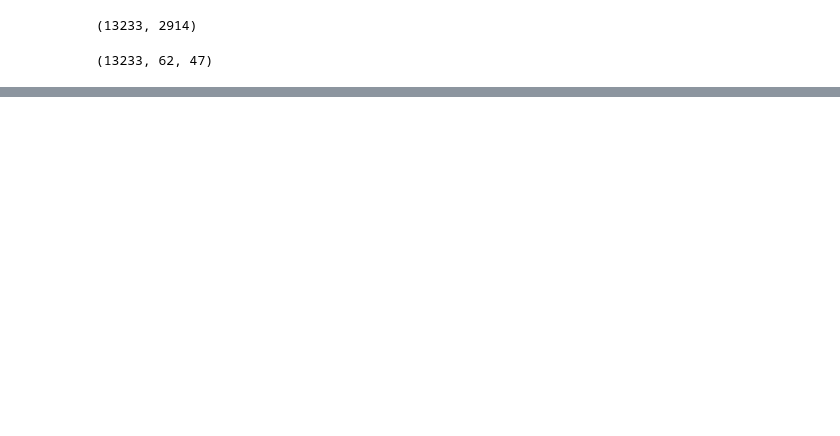
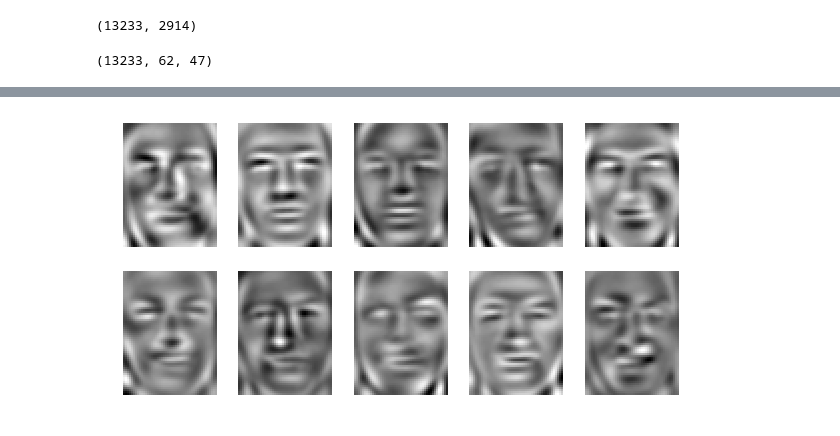
Before and after one commit to shuteng/scikit-learn, a Jupyter notebook: PCA Labeled Faces in the Wild (LFW) .ipynb, the cells around one changed output, grey strips where cells are left out. Cells and saved outputs as stored; diff of their text form; code cells hidden in the pictures; blank space fills up the shorter version.

```diff
--- a/PCA Labeled Faces in the Wild (LFW) .ipynb
+++ b/PCA Labeled Faces in the Wild (LFW) .ipynb
@@ -33,0 +58,9 @@ PCA?
+# %%
+plt.figure(figsize=[10,5])
+for i in range(10):
+    plt.subplot(2,5,i+1)
+    plt.imshow(V[i+50].reshape(62,47), cmap='gray')
+    plt.axis('off')
+plt.show()
+# %% [output]
+[figure, added]
```
Also changed, not shown: parts of 11 cells of this notebook.
